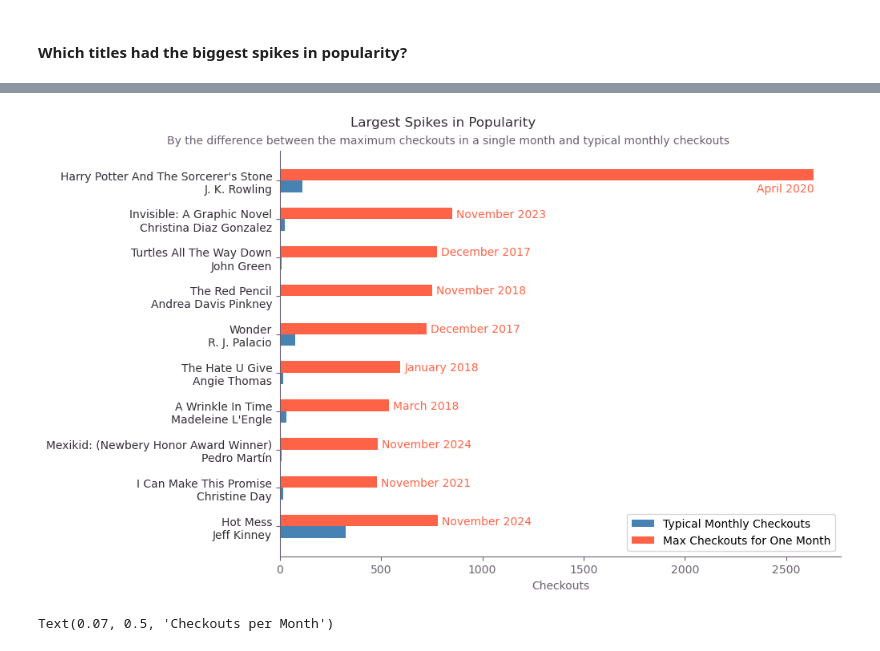
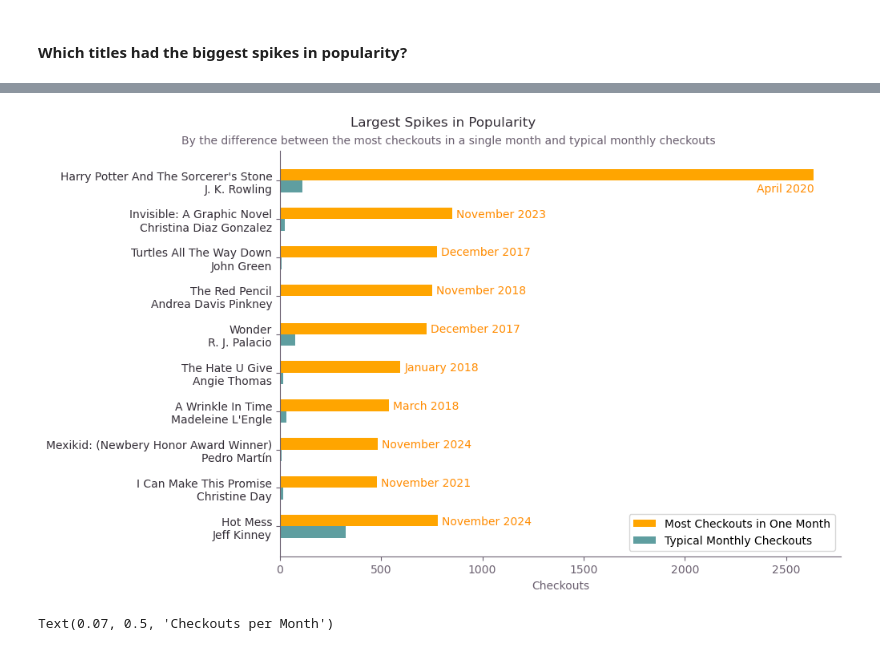
Before and after one commit to rm-pearson/NSS-capstone, a Jupyter notebook: Notebooks/exploration and analysis.ipynb, the cells around one changed output, grey strips where cells are left out. Saved outputs shown, nothing was run; the diff lists cells and outputs as text; code cells hidden in the pictures.

```diff
--- a/Notebooks/exploration and analysis.ipynb
+++ b/Notebooks/exploration and analysis.ipynb
@@ -158,24 +220,32 @@ trends_chart = trend_diff_df.iloc[[1,8]]
 fig, ax = plt.subplots(nrows = 2, ncols = 1, sharex = True, figsize = (10,4))
 
 count = 0
-colors = ['darkred', 'dodgerblue']
 
 for i, r in trends_chart.iterrows():
     ## get facts for current title
     title = r['Title']
     author = r['CreatorName']
-    filtered = top10_OT.loc[top10_OT['Title'] == title].groupby(['Title', 'CreatorName', 'CheckoutDate'], as_index = False)['Checkouts'].sum()
+    filtered = top10_OT.loc[top10_OT['Title'] == title].groupby(['Title', 'CreatorName', 'CheckoutDate', 'UsageClass'], as_index = False
+                                                                  )['Checkouts'].sum().pivot(
+        index = ['Title', 'CreatorName', 'CheckoutDate'], columns = 'UsageClass', values = 'Checkouts').reset_index()
+    filtered = filtered.fillna(value = 0)
+    filtered['Checkouts'] = filtered.Digital + filtered.Physical
     total_checkouts = filtered.Checkouts.sum()
 
     ## graph checkouts over time
-    ax[count].fill_between(filtered['CheckoutDate'], filtered['Checkouts'], color = colors[count], alpha = .4)
-    ax[count].plot(filtered['CheckoutDate'], filtered['Checkouts'], color = colors[count])
+    ##ax[count].fill_between(filtered['CheckoutDate'], filtered['Checkouts'], color = colors[count], alpha = .4)
+    ##ax[count].plot(filtered['CheckoutDate'], filtered['Checkouts'], color = colors[count])
+    ax[count].stackplot(filtered['CheckoutDate'], filtered['Physical'], filtered['Digital'], labels = ['Physical', 'Digital'],
+                       colors = ['coral', 'dodgerblue'], alpha = .6)
+    ax[count].plot(filtered['CheckoutDate'], filtered['Checkouts'], color = 'dodgerblue')
+    ax[count].plot(filtered['CheckoutDate'], filtered['Physical'], color = 'coral')
+
 
     ## add chart labels
     ax[count].text(s = title + ' - ' + author, y = 500, x = top10_OT.CheckoutDate.min(),
-                   color = colors[count], fontweight = 'semibold')
+                   color = '#316886', fontweight = 'semibold')
     ax[count].text(s = str(round(total_checkouts/1000, 1)) + 'k total checkouts', y = 400, x = top10_OT.CheckoutDate.min(),
-                   color = colors[count])
+                   color = '#316886')
 
     ## format chart appearance
     ax[count].spines[['top', 'right']].set_visible(False)
@@ -191,6 +261,9 @@ for i, r in trends_chart.iterrows():
 ## y-axis label
 fig.text(0.07, 0.5, 'Checkouts per Month', va = 'center', rotation = 'vertical', color = 'darkslategray')
 
+legend = plt.legend(title = 'Checkout Format', reverse = True)
+for handle in legend.legend_handles:
+    handle.set_alpha(1)
 
 plt.savefig('../Images/Fig2-Different_Trends', transparent = True)
 # %% [output]
@@ -291,40 +364,40 @@ fig, ax = plt.subplots(figsize = (10,6), layout = 'constrained')
 
 bar_width = .3
 y1 = np.arange(10) - (bar_width/2)
 y2 = y1 + bar_width
 
-ax.barh(y1, df['median'], height = bar_width, color = 'steelblue', label = 'Typical Monthly Checkouts')
-ax.barh(y2, df['max'], height = bar_width, color = 'tomato', label = 'Max Checkouts for One Month')
+ax.barh(y1, df['median'], height = bar_width, color = 'cadetblue', label = 'Typical Monthly Checkouts')
+ax.barh(y2, df['max'], height = bar_width, color = 'orange', label = 'Most Checkouts in One Month')
 
 ## Add month callouts for maximum values
 for i, r in df.iterrows():
     filtered = books_df.loc[(books_df['Title'] == r.Title) & (books_df['CreatorName'] == r.CreatorName)]
     filtered = filtered.groupby('CheckoutDate', as_index = False)['Checkouts'].sum()
     max_date = filtered.loc[filtered['Checkouts'] == r['max'], 'CheckoutDate'].dt.strftime('%B %Y').values[0]
     if i == 9:
-        plt.text(s = max_date, y = i - bar_width, x = r['max'], ha = 'right', color = 'tomato')
+        plt.text(s = max_date, y = i - bar_width, x = r['max'], ha = 'right', color = 'darkorange')
     else:
-        plt.text(s = max_date, y = i + (bar_width/2) - .1, x = r['max'] + 20, color = 'tomato')
+        plt.text(s = max_date, y = i + (bar_width/2) - .1, x = r['max'] + 20, color = 'darkorange')
 
 
 ## Graph title
 plt.suptitle('Largest Spikes in Popularity', color = '#342E37')
-plt.title('By the difference between the maximum checkouts in a single month and typical monthly checkouts', color = '#6A5F6F', size = 'medium', x = .3)
+plt.title('By the difference between the most checkouts in a single month and typical monthly checkouts', color = '#6A5F6F', size = 'medium', x = .3)
 
 ## Axis & legend customization
 ax.spines[['top', 'right']].set_visible(False)
 ax.spines[['left', 'bottom']].set_color('#6A5F6F')
 ax.set_xlabel("Checkouts", color = '#6A5F6F')
 ax.set_yticks(np.arange(10))
 ax.tick_params(colors = '#6A5F6F')
 ax.set_yticklabels(df.Title + '\n' + df.CreatorName, color = '#342E37')
 
-ax.legend()
+ax.legend(reverse = True)
 
 
 plt.savefig('../Images/Fig3-Largest_Spikes.png', transparent = True)
 # %% [output]
-[figure, old version]
+[figure, new version]
 # %%
 
 ## Build the graph
```
Also changed, not shown: parts of 11 cells of this notebook, 10 other files.
